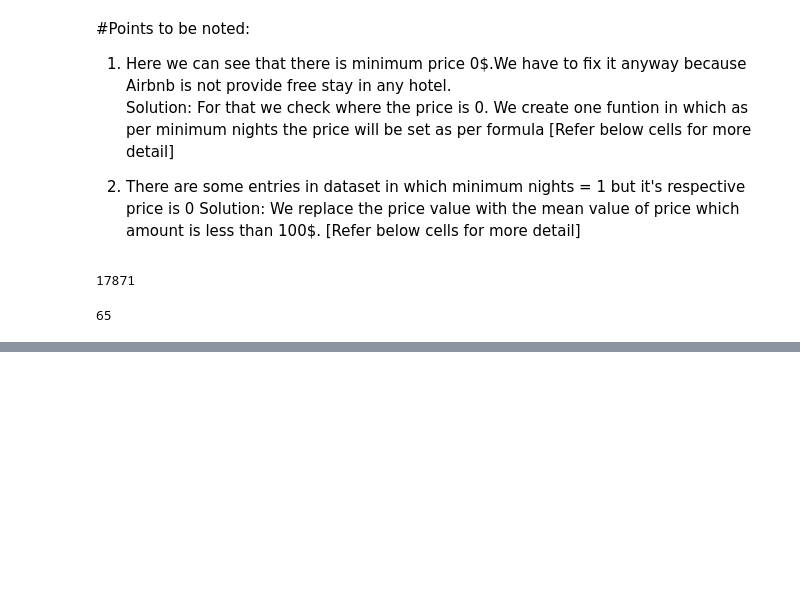
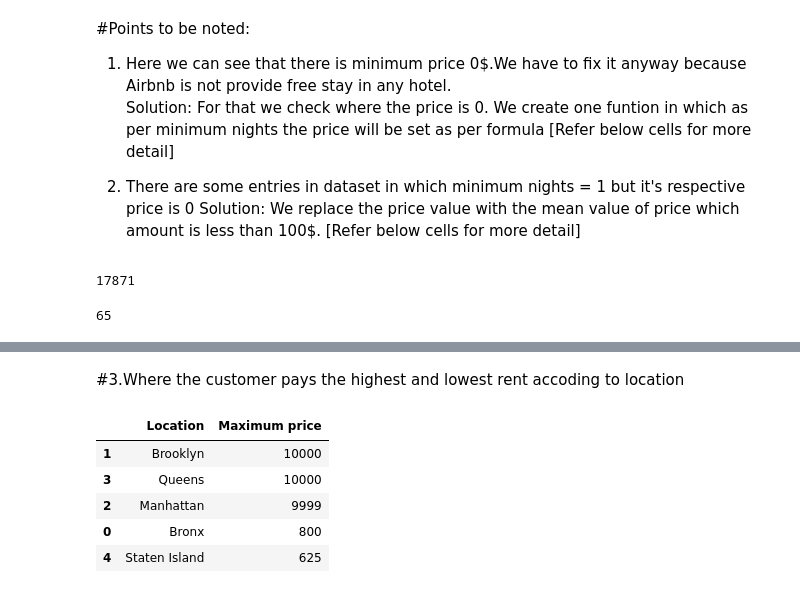
Before and after one commit to HarshivBhatt/EDA_Project_Airbnb_booking_Analysis-Self-.ipynb, a Jupyter notebook: EDA_Project_Airbnb_booking_Analysis.ipynb, the cells around one changed output, grey strips where cells are left out. Cells and saved outputs as stored; diff of their text form; code cells hidden in the pictures; blank space fills up the shorter version.

```diff
--- a/EDA_Project_Airbnb_booking_Analysis.ipynb
+++ b/EDA_Project_Airbnb_booking_Analysis.ipynb
@@ -209,0 +222,13 @@ airbnb_price_df['price'] = np.where(
+# %% [markdown]
+#3.Where the customer pays the highest and lowest rent accoding to location
+# %%
+#Get the highest rent according to location
+max_price_df = airbnb_price_df.groupby('neighbourhood_group',as_index=False)['price'].max().sort_values(['price'],ascending = False).rename(columns = {'price':'Maximum price','neighbourhood_group':'Location'})
+max_price_df
+# %% [output]
+|  | Location | Maximum price |
+| 1 | Brooklyn | 10000 |
+| 3 | Queens | 10000 |
+| 2 | Manhattan | 9999 |
+| 0 | Bronx | 800 |
+| 4 | Staten Island | 625 |
```
Also changed, not shown: parts of 3 cells of this notebook.
